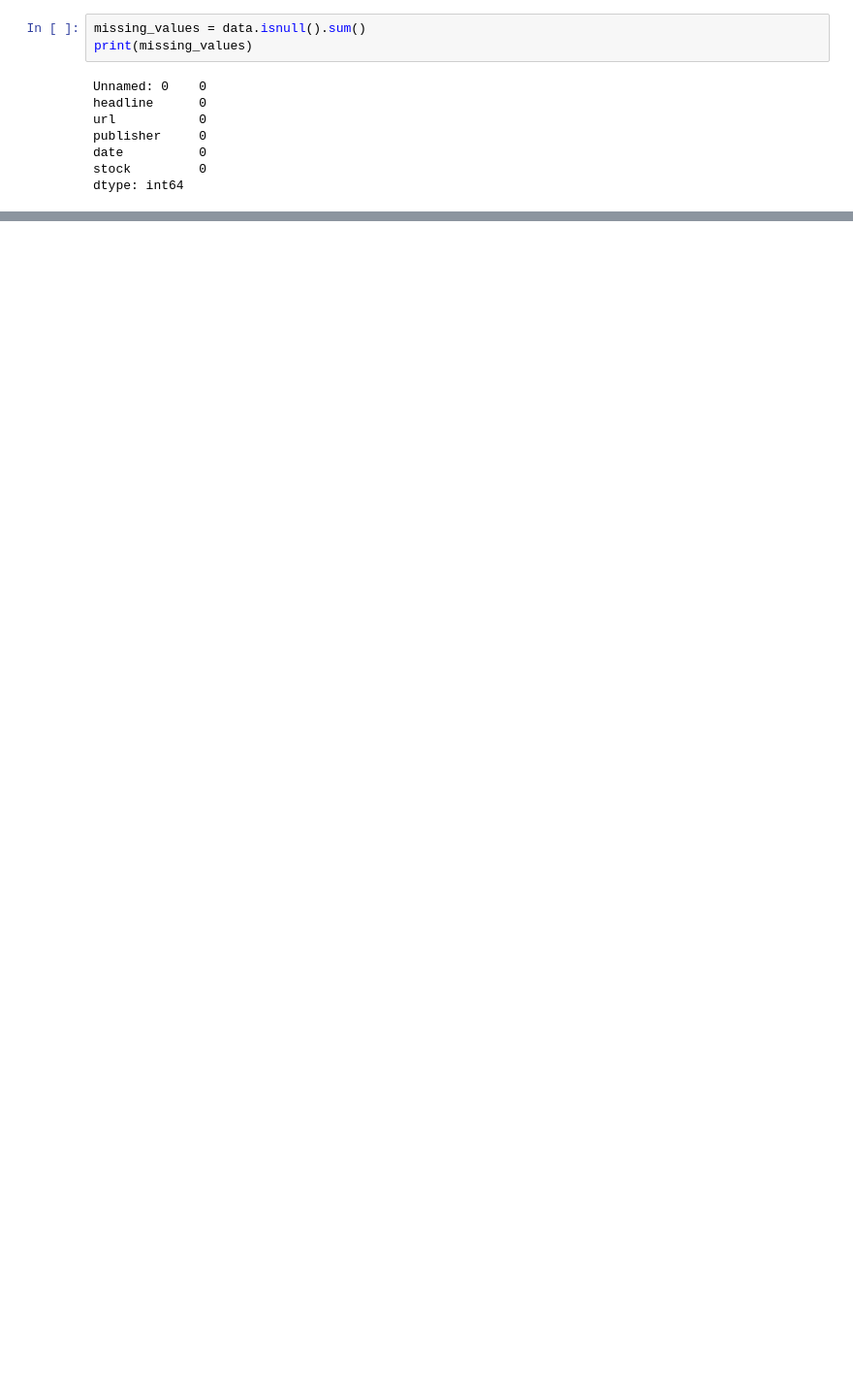
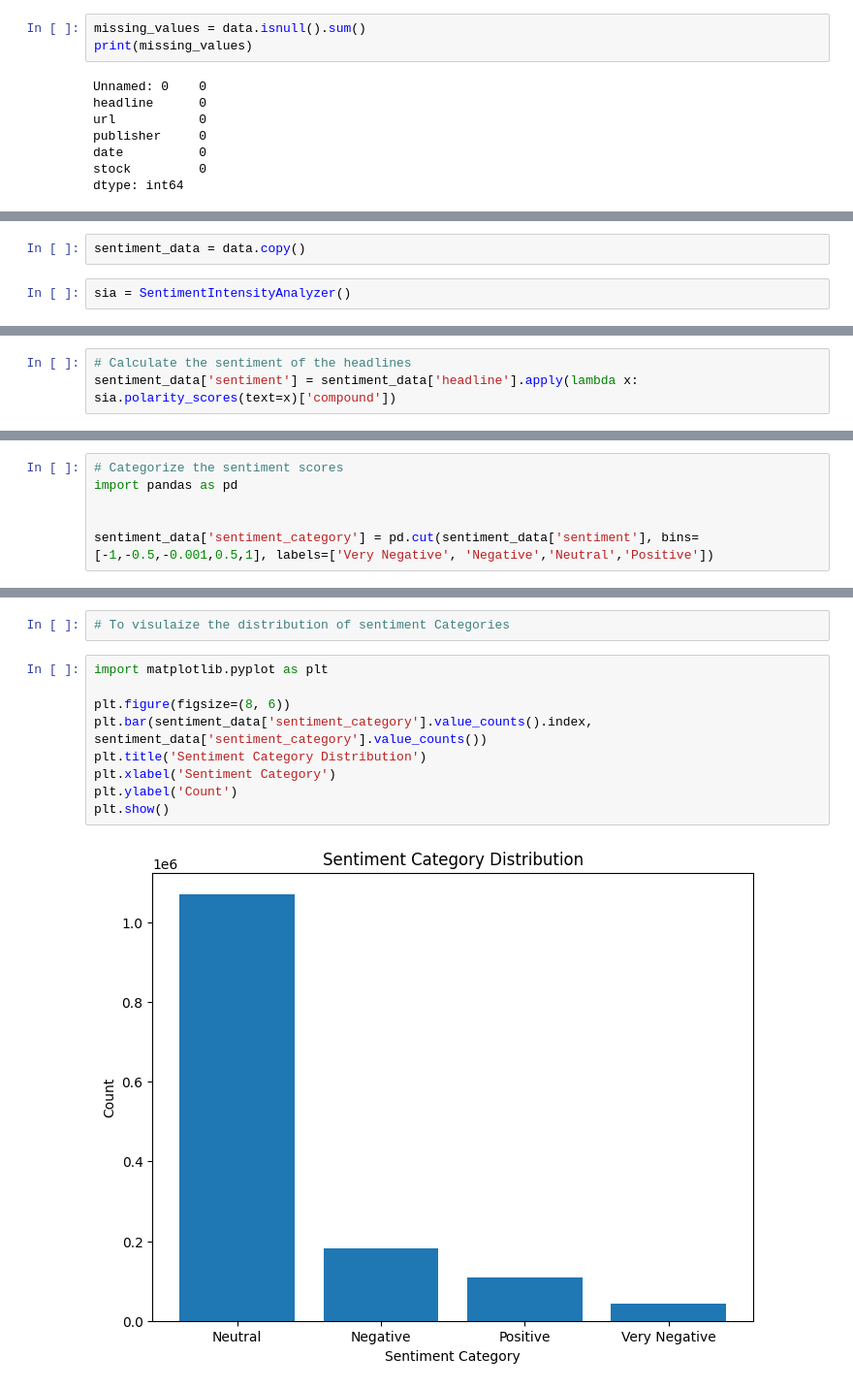
Before and after one commit to trynursalme/KAIM-Week1, a Jupyter notebook: notebooks/Text-Analysis.ipynb, the cells around one changed output, grey strips where cells are left out. Shown: that part at 97% size. Cells and saved outputs as stored; diff of their text form; blank space fills up the shorter version.

Commit message:
Working on the Text Analysis and Sentiment analysis

```diff
--- a/notebooks/Text-Analysis.ipynb
+++ b/notebooks/Text-Analysis.ipynb
@@ -49,0 +79,4 @@ True
+# %%
+sentiment_data = data.copy()
+# %%
+sia = SentimentIntensityAnalyzer()
@@ -49,0 +85,3 @@ True
+# %%
+# Calculate the sentiment of the headlines
+sentiment_data['sentiment'] = sentiment_data['headline'].apply(lambda x: sia.polarity_scores(text=x)['compound'])
@@ -49,0 +106,6 @@ True
+# %%
+# Categorize the sentiment scores
+import pandas as pd
+
+
+sentiment_data['sentiment_category'] = pd.cut(sentiment_data['sentiment'], bins=[-1,-0.5,-0.001,0.5,1], labels=['Very Negative', 'Negative','Neutral','Positive'])
@@ -49,0 +130,13 @@ True
+# %%
+# To visulaize the distribution of sentiment Categories
+# %%
+import matplotlib.pyplot as plt
+
+plt.figure(figsize=(8, 6))
+plt.bar(sentiment_data['sentiment_category'].value_counts().index, sentiment_data['sentiment_category'].value_counts())
+plt.title('Sentiment Category Distribution')
+plt.xlabel('Sentiment Category')
+plt.ylabel('Count')
+plt.show()
+# %% [output]
+[figure, added]
```
Also changed, not shown: parts of 17 cells of this notebook.
